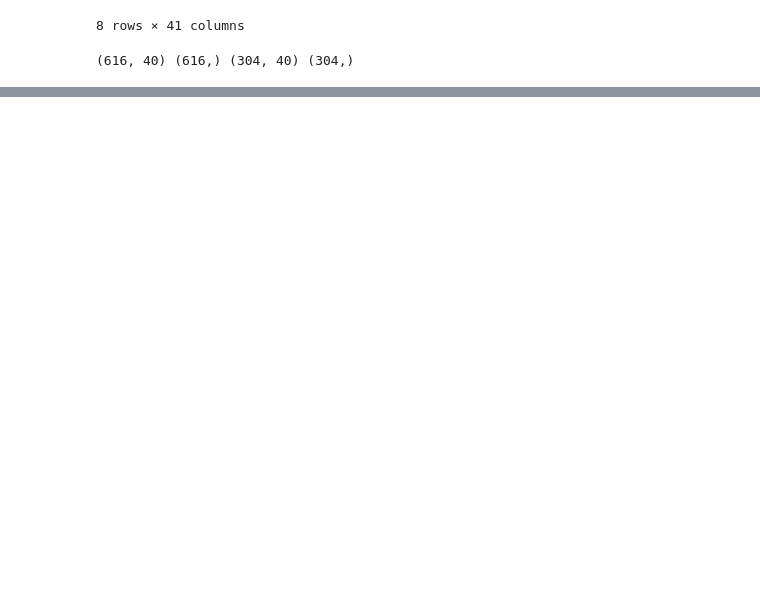
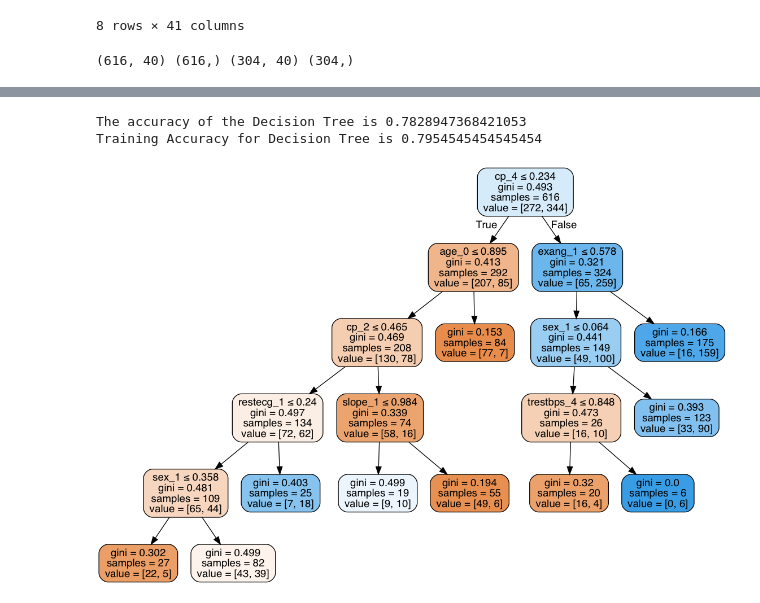
Before and after one commit to javierfs/MyMasterThesis, a Jupyter notebook: Test_python_structures.ipynb, the cells around one changed output, grey strips where cells are left out. Drawn from its saved outputs; the diff is of its cells as text; code cells hidden in the pictures; blank space fills up the shorter version.

```diff
--- a/Test_python_structures.ipynb
+++ b/Test_python_structures.ipynb
@@ -61,9 +68,15 @@ F1 weighted: is 0.8338506149093664
 # %%
-model=svm.SVC(kernel='linear',C=0.1,gamma=0.1)
+model=svm.SVC(kernel='rbf',C=1,gamma=0.1, probability=True)
 model.fit(train_X,train_Y)
-prediction2=model.predict(test_X)
-print('Accuracy for linear SVM is',metrics.accuracy_score(prediction2,test_Y))
-print('F1 micro: is',f1_score(test_Y, prediction2, average='micro'))
-print('F1 macro: is',f1_score(test_Y, prediction2, average='macro'))
-print('F1 weighted: is',f1_score(test_Y, prediction2, average='weighted'))
+prediction1=model.predict(test_X)
+print('Accuracy for rbf SVM is ',metrics.accuracy_score(prediction1,test_Y))
+
+pred_training = model.predict(train_X)
+print('Training Accuracy for rbf SVM is',metrics.accuracy_score(train_Y, pred_training))
+
+
+#print('F1 micro: is',f1_score(test_Y, prediction1, average='micro'))
+#print('F1 macro: is',f1_score(test_Y, prediction1, average='macro'))
+#print('F1 weighted: is',f1_score(test_Y, prediction1, average='weighted'))
+model_RBF_SVM = model
 # %% [output]
@@ -73,0 +105,57 @@ F1 weighted: is 0.8338506149093664
+# %%
+from sklearn.externals.six import StringIO
+from IPython.display import Image
+from sklearn.tree import export_graphviz
+import pydotplus
+
+
+
+
+model=DecisionTreeClassifier(class_weight=None, criterion='gini', max_depth=5,
+            max_features=None, max_leaf_nodes=10, min_samples_leaf=5,
+            min_samples_split=2, min_weight_fraction_leaf=0.0,
+            presort=False, random_state=None, splitter='random')
+
+
+model.fit(train_X,train_Y)
+prediction4=model.predict(test_X)
+print('The accuracy of the Decision Tree is',metrics.accuracy_score(prediction4,test_Y))
+
+pred_training = model.predict(train_X)
+print('Training Accuracy for Decision Tree is',metrics.accuracy_score(train_Y, pred_training))
+
+#print('F1 micro: is',f1_score(test_Y, prediction4, average='micro'))
+#print('F1 macro: is',f1_score(test_Y, prediction4, average='macro'))
+#print('F1 weighted: is',f1_score(test_Y, prediction4, average='weighted'))
+
+
+
+
+model_Decision_Tree = model
+
+dot_data = StringIO()
+dtc_settings = {
+    'criterion': 'entropy',
+    'min_samples_split': 100,
+    'min_samples_leaf': 100,
+    'max_features': 'auto',
+    'max_depth': 5,
+    'class_weight': 'balanced',
+
+}
+
+
+export_graphviz(model, out_file=dot_data,
+                filled=True, rounded=True,
+                special_characters=True, feature_names=train_X.columns)
+graph = pydotplus.graph_from_dot_data(dot_data.getvalue())
+
+plt.show(graph)
+
+Image(graph.create_png())
+
+#graph.write_pdf("decision_tree_OHE.pdf")
+# %% [output]
+The accuracy of the Decision Tree is 0.7828947368421053
+Training Accuracy for Decision Tree is 0.7954545454545454
+[figure, added]
```
Also changed, not shown: parts of 16 cells of this notebook.
